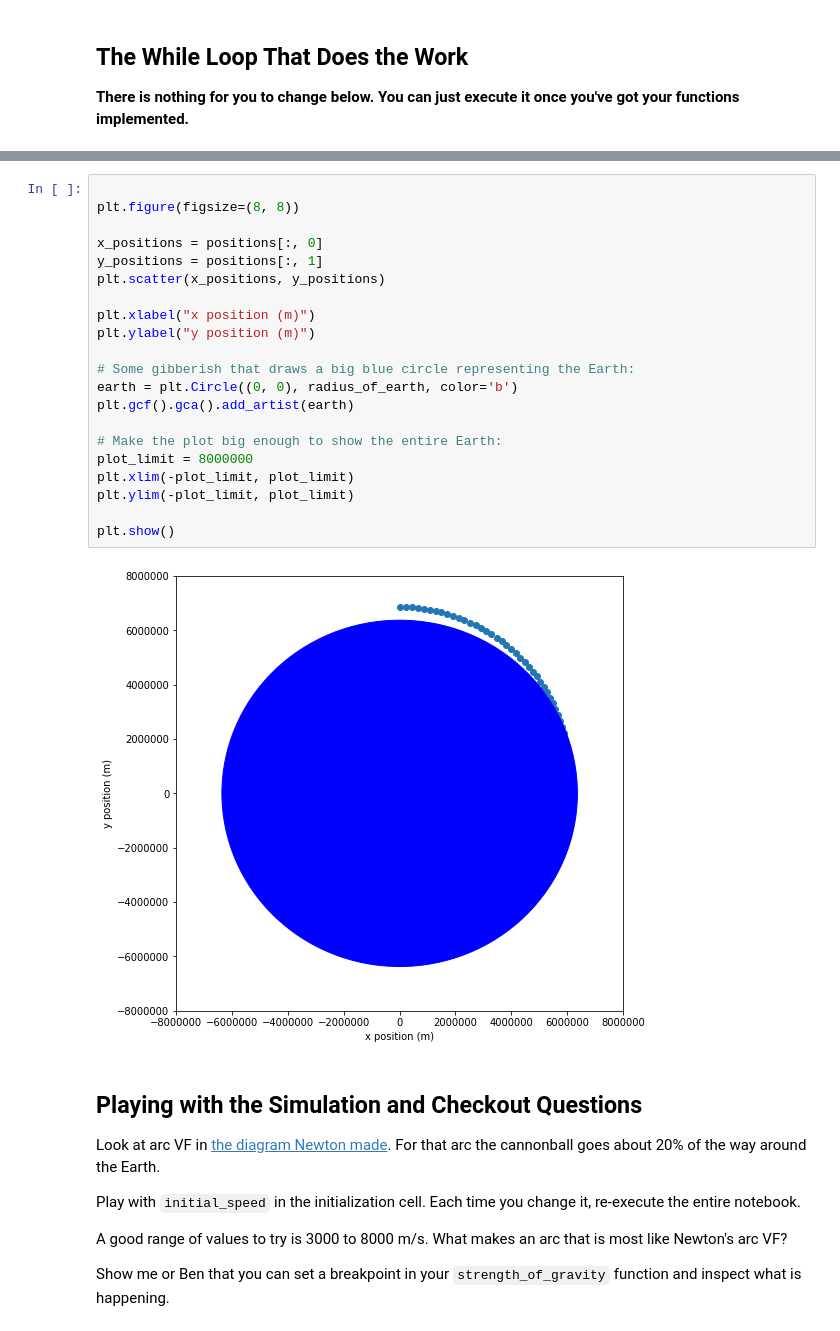
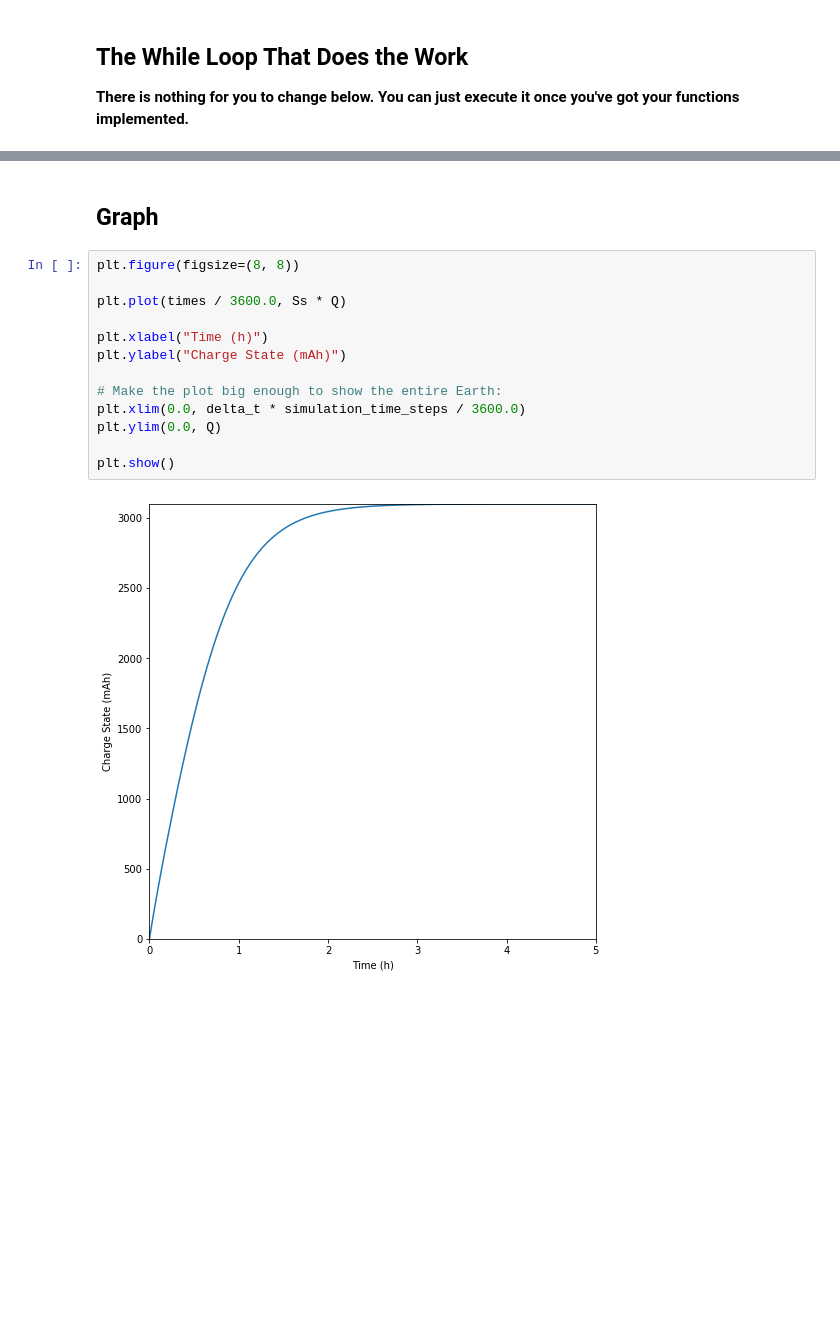
Before and after one commit to brianhill/loops-and-orbits, a Jupyter notebook: notebooks/lao-3-1.ipynb, the cells around one changed output, grey strips where cells are left out. Cells and saved outputs as stored; diff of their text form; blank space fills up the shorter version.

Commit message:
Rename notebooks.

```diff
--- a/notebooks/lao-3-1.ipynb
+++ b/notebooks/lao-3-1.ipynb
@@ -250,33 +111,17 @@ while i < simulation_time_steps:
-# %%
-
-plt.figure(figsize=(8, 8))
-
-x_positions = positions[:, 0]
-y_positions = positions[:, 1]
-plt.scatter(x_positions, y_positions)
-
-plt.xlabel("x position (m)")
-plt.ylabel("y position (m)")
-
-# Some gibberish that draws a big blue circle representing the Earth:
-earth = plt.Circle((0, 0), radius_of_earth, color='b')
-plt.gcf().gca().add_artist(earth)
-
-# Make the plot big enough to show the entire Earth:
-plot_limit = 8000000
-plt.xlim(-plot_limit, plot_limit)
-plt.ylim(-plot_limit, plot_limit)
-
-plt.show()
-# %% [output]
-[figure, removed]
-# %% [markdown]
-## Playing with the Simulation and Checkout Questions
-
-Look at arc VF in [the diagram Newton made](https://upload.wikimedia.org/wikipedia/commons/thumb/2/2f/Newton%27s_Principia_%281846%29.djvu/page519-1024px-Newton%27s_Principia_%281846%29.djvu.jpg). For that arc the cannonball goes about 20% of the way around the Earth.
-
-Play with `initial_speed` in the initialization cell. Each time you change it, re-execute the entire notebook.
-
-A good range of values to try is 3000 to 8000 m/s. What makes an arc that is most like Newton's arc VF?
-
-Show me or Ben that you can set a breakpoint in your `strength_of_gravity` function and inspect what is happening.
+# %% [markdown]
+## Graph
+# %%
+plt.figure(figsize=(8, 8))
+
+plt.plot(times / 3600.0, Ss * Q)
+
+plt.xlabel("Time (h)")
+plt.ylabel("Charge State (mAh)")
+
+# Make the plot big enough to show the entire Earth:
+plt.xlim(0.0, delta_t * simulation_time_steps / 3600.0)
+plt.ylim(0.0, Q)
+
+plt.show()
+# %% [output]
+[figure, added]
```
Also changed, not shown: parts of 13 cells of this notebook.
